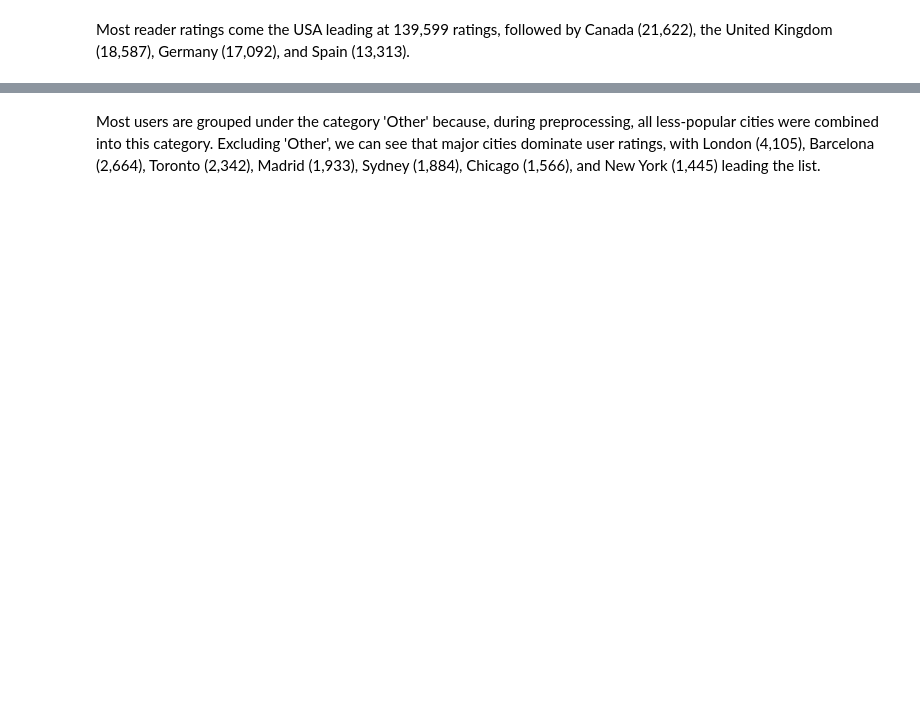
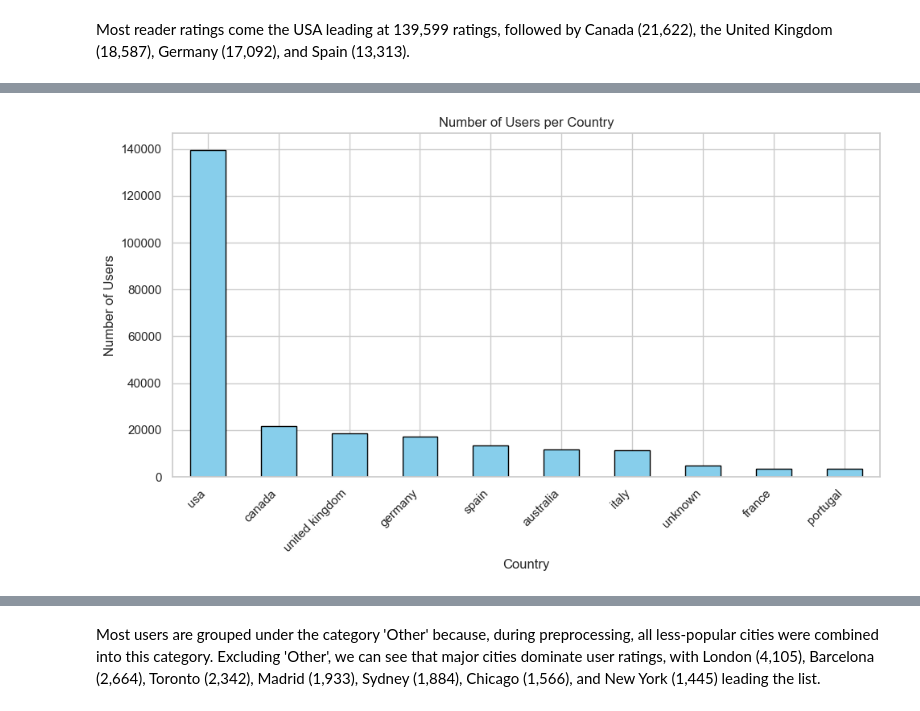
Before and after one commit to saricmilos/what-else-should-I-read, a Jupyter notebook: notebooks/book_recommendation_system_eda.ipynb, the cells around one changed output, grey strips where cells are left out. Cells and saved outputs as stored; diff of their text form; code cells hidden in the pictures; blank space fills up the shorter version.

```diff
--- a/notebooks/book_recommendation_system_eda.ipynb
+++ b/notebooks/book_recommendation_system_eda.ipynb
@@ -659,2 +958,18 @@ plt.show()
+# %%
+# Count how many times each author appears
+country_counts = users_df['country_clean'].value_counts().head(10)
+
+# Plot bar chart
+plt.figure(figsize=(10,6))
+country_counts.plot(kind='bar', color='skyblue', edgecolor='black')
+
+plt.title("Number of Users per Country")
+plt.xlabel("Country")
+plt.ylabel("Number of Users")
+plt.xticks(rotation=45, ha='right')  # Rotate labels for readability
+plt.tight_layout()  # Adjust layout so labels fit
+plt.show()
+# %% [output]
+[figure, added]
 # %%
 plot_top_categories(users_df, 'country_clean', top_n=10, orientation='h', palette='rainbow_r')
```
Also changed, not shown: parts of 109 cells of this notebook.
